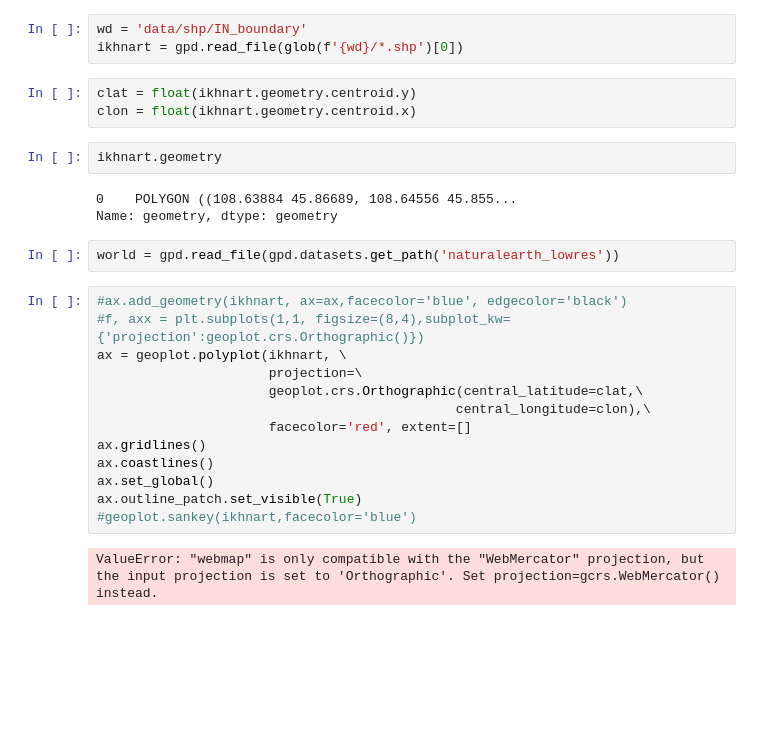
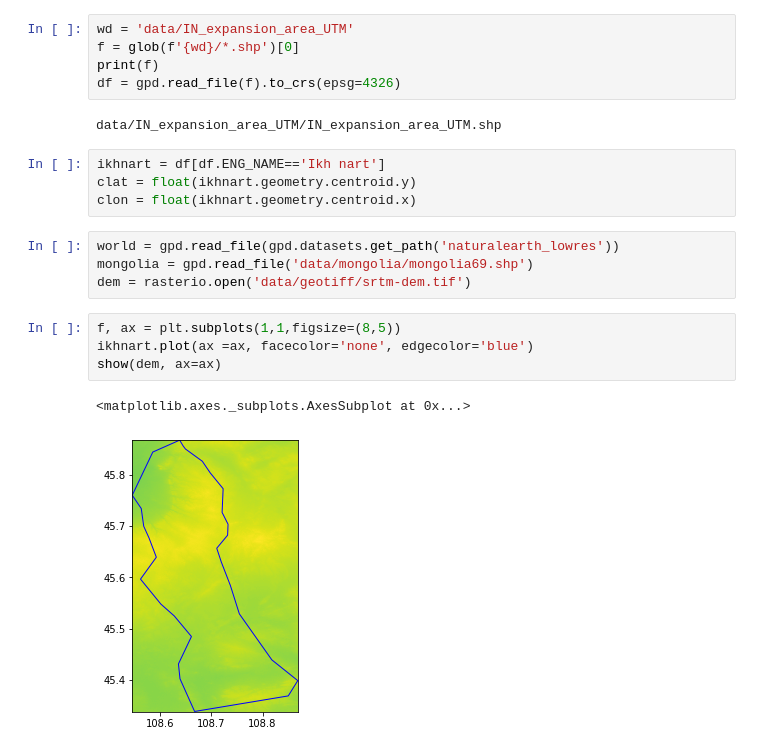
Before and after one commit to csp-inc/ikhnart, a Jupyter notebook: Mapping.ipynb, the cells around one changed output. Cells and saved outputs as stored; diff of their text form; blank space fills up the shorter version.

Commit message:
added figures

```diff
--- a/Mapping.ipynb
+++ b/Mapping.ipynb
@@ -6,28 +11,22 @@ import matplotlib.pyplot as plt
 # %%
-wd = 'data/shp/IN_boundary'
-ikhnart = gpd.read_file(glob(f'{wd}/*.shp')[0])
+wd = 'data/IN_expansion_area_UTM'
+f = glob(f'{wd}/*.shp')[0]
+print(f)
+df = gpd.read_file(f).to_crs(epsg=4326)
+# %% [output]
+data/IN_expansion_area_UTM/IN_expansion_area_UTM.shp
 # %%
+ikhnart = df[df.ENG_NAME=='Ikh nart']
 clat = float(ikhnart.geometry.centroid.y)
 clon = float(ikhnart.geometry.centroid.x)
-# %%
-ikhnart.geometry
-# %% [output]
-0    POLYGON ((108.63884 45.86689, 108.64556 45.855...
-Name: geometry, dtype: geometry
 # %%
 world = gpd.read_file(gpd.datasets.get_path('naturalearth_lowres'))
+mongolia = gpd.read_file('data/mongolia/mongolia69.shp')
+dem = rasterio.open('data/geotiff/srtm-dem.tif')
-# %%
-#ax.add_geometry(ikhnart, ax=ax,facecolor='blue', edgecolor='black')
-#f, axx = plt.subplots(1,1, figsize=(8,4),subplot_kw={'projection':geoplot.crs.Orthographic()})
-ax = geoplot.polyplot(ikhnart, \
-                      projection=\
-                      geoplot.crs.Orthographic(central_latitude=clat,\
-                                              central_longitude=clon),\
-                      facecolor='red', extent=[]
-ax.gridlines()
-ax.coastlines()
-ax.set_global()
-ax.outline_patch.set_visible(True)
-#geoplot.sankey(ikhnart,facecolor='blue')
-# %% [output]
-ValueError: "webmap" is only compatible with the "WebMercator" projection, but the input projection is set to 'Orthographic'. Set projection=gcrs.WebMercator() instead.
+# %%
+f, ax = plt.subplots(1,1,figsize=(8,5))
+ikhnart.plot(ax =ax, facecolor='none', edgecolor='blue')
+show(dem, ax=ax)
+# %% [output]
+<matplotlib.axes._subplots.AxesSubplot at 0x...>
+[figure, added]
```
Also changed, not shown: parts of 2 cells of this notebook, 2 other files.
